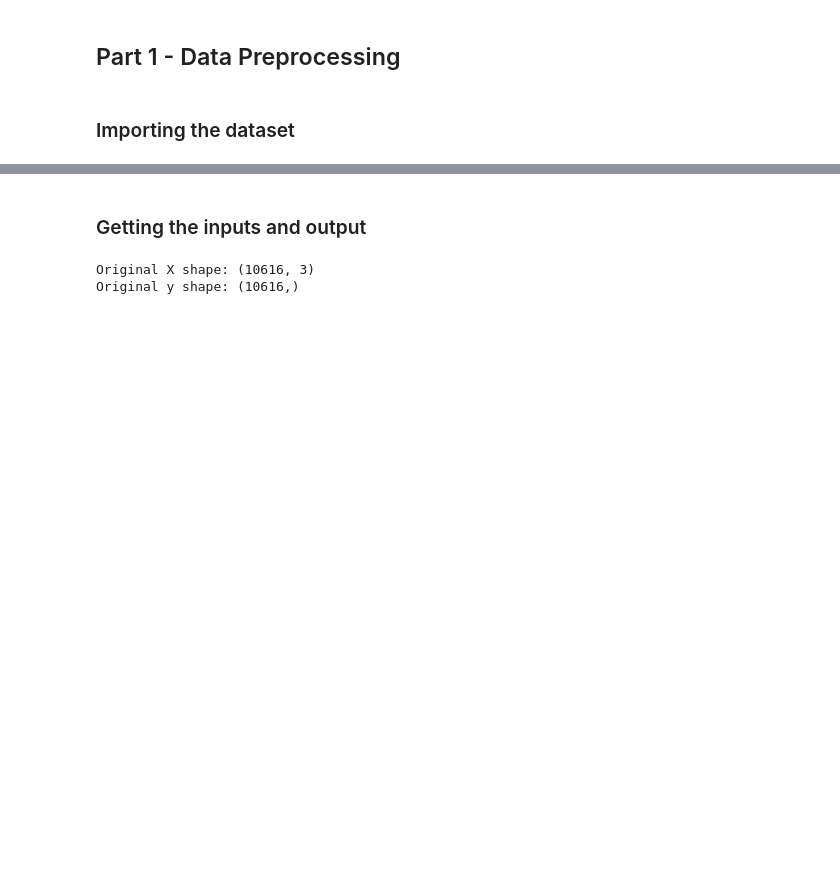
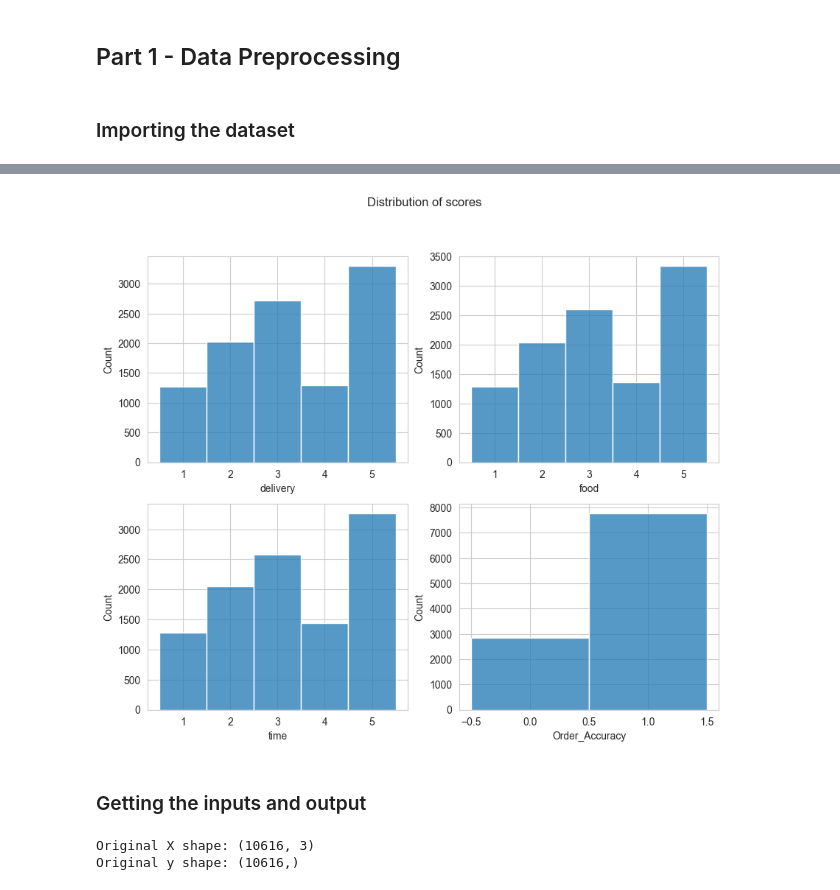
Before and after one commit to t1pen/MeXEE402_Midterms_StephenGabrielAlojado_JairusSunga, a Jupyter notebook: Logistic Regression/logistic_regression.ipynb, the cells around one changed output, grey strips where cells are left out. Saved outputs shown, nothing was run; the diff lists cells and outputs as text; code cells hidden in the pictures; blank space fills up the shorter version.

```diff
--- a/Logistic Regression/logistic_regression.ipynb
+++ b/Logistic Regression/logistic_regression.ipynb
@@ -16,3 +16,10 @@ dataset.head()
 | 2 | 3 | 4.0 | 5.0 | 2.0 | Yes |
 | 3 | 4 | 5.0 | 3.0 | 4.0 | Yes |
 | 4 | 5 | 2.0 | 5.0 | 1.0 | Yes |
+# %%
+dataset = dataset.rename(columns={'Customer': 'Customer',
+       'How satisfied were you with your overall delivery experience at Ali?                    1-5 where 1 = extremely dissatisfied and 5 = extremely satisfied': 'delivery',
+       'How satisfied were you with the quality of the food at Alis?                             1-5 where 1 = extremely dissatisfied and 5 = extremely satisfied': 'food',
+       'How satisfied were you with the speed of delivery at Alis?                                1-5 where 1 = extremely dissatisfied and 5 = extremely satisfied': 'time',
+       'Was your order accurate? Please respond yes or no.': 'Order_Accuracy'})
+dataset
@@ -18,0 +40,4 @@ dataset.head()
+# %%
+# Convert 'Yes'/'No' responses in the 'correct_order' column to binary values (1 for 'Yes', 0 for 'No')
+dataset['Order_Accuracy'] = dataset['Order_Accuracy'].apply(lambda x: 1 if x == 'Yes' else 0 if x == 'No' else x)
+dataset
@@ -19 +69,5 @@ dataset.head()
+# %%
+# Fill NaN values in each column with the median of that column
+for col in dataset:
+    dataset[col] = dataset[col].fillna(dataset[col].median())
 # %%
@@ -29,4 +83 @@ Was your order accurate? Please respond yes or no.
 dtype: int64
-# %%
-# Fill missing values (if any)
-dataset.fillna(method='ffill', inplace=True)  # Example: forward fill to handle NaN
@@ -44,3 +110,16 @@ dtype: int64
+# %%
+import seaborn as sns
+sns.set_style('whitegrid')
+fig, ax = plt.subplots(2, 2, figsize=(10, 8))
+sns.histplot(data=dataset['delivery'], discrete=True, ax=ax[0, 0])
+sns.histplot(data=dataset['food'], discrete=True, ax=ax[0, 1])
+sns.histplot(data=dataset['time'], discrete=True, ax=ax[1, 0])
+sns.histplot(data=dataset['Order_Accuracy'], discrete=True, ax=ax[1, 1])
+
+plt.suptitle('Distribution of scores')
+plt.show()
+# %% [output]
+[figure, added]
 # %% [markdown]
 ### Getting the inputs and output
 # %%
```
Also changed, not shown: parts of 27 cells of this notebook.
